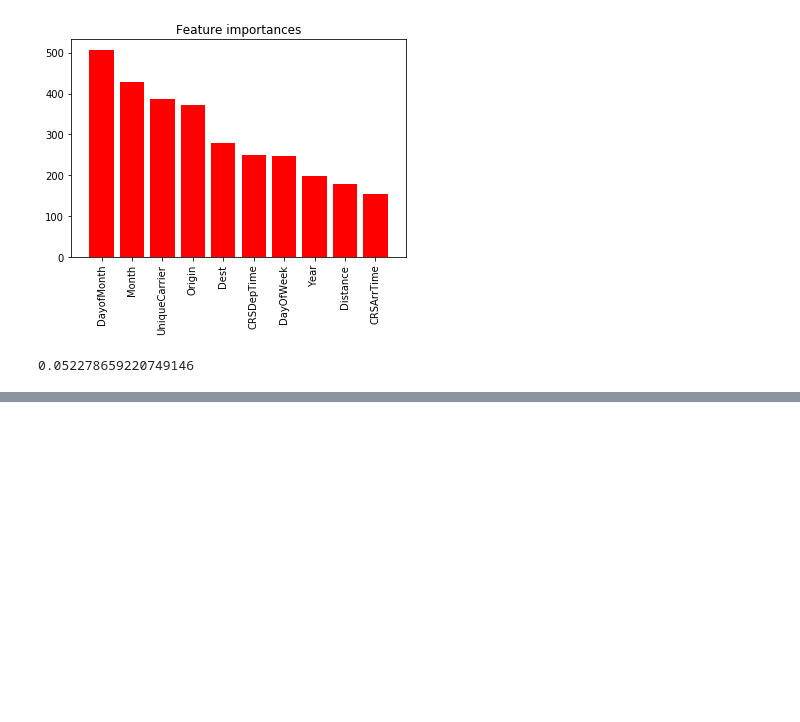
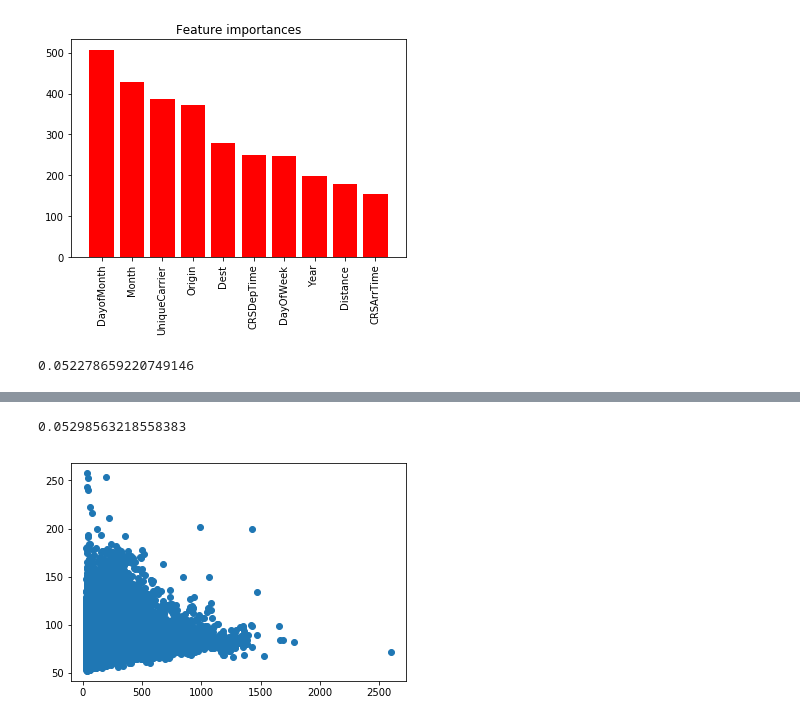
Before and after one commit to cbevis/U3_L6_Supervised_Learning_Practice, a Jupyter notebook: U3_L6_P2_Airline_Arrivals.ipynb, the cells around one changed output, grey strips where cells are left out. Saved outputs shown, nothing was run; the diff lists cells and outputs as text; code cells hidden in the pictures; blank space fills up the shorter version.

```diff
--- a/U3_L6_P2_Airline_Arrivals.ipynb
+++ b/U3_L6_P2_Airline_Arrivals.ipynb
@@ -476,0 +475,35 @@ r2_score(y_test, y_pred)
+# %%
+# Try including flights that are not delayed in the modeling
+
+df = pd.concat([df2008, df2007, df2006])
+
+le = LabelEncoder()
+df['UniqueCarrier'] = le.fit_transform(df['UniqueCarrier'])
+df['Origin'] = le.fit_transform(df['Origin'])
+df['Dest'] = le.fit_transform(df['Dest'])
+
+
+df['is_delay'] = np.where(df['ArrDelay'] > 30, 1, 0)
+
+df['ArrDelay30'] = [x - 30 for x in df['ArrDelay']]
+
+df_arr = df[(df['Cancelled'] == 0) & (df['is_delay'] == 1)]
+
+X = df_arr[features]
+y = df_arr['ArrDelay']
+
+X_train, X_test, y_train, y_test = train_test_split(X, y, test_size=0.3)
+
+lgbm = LGBMRegressor()
+lgbm.fit(X=X_train, y=y_train)
+y_pred = lgbm.predict(X_test)
+# %%
+from sklearn.metrics import r2_score
+r2_score(y_test, y_pred)
+# %% [output]
+0.05298563218558383
+# %%
+plt.scatter(y_test, y_pred)
+plt.show()
+# %% [output]
+[figure, added]
```
Also changed, not shown: parts of 4 cells of this notebook.
